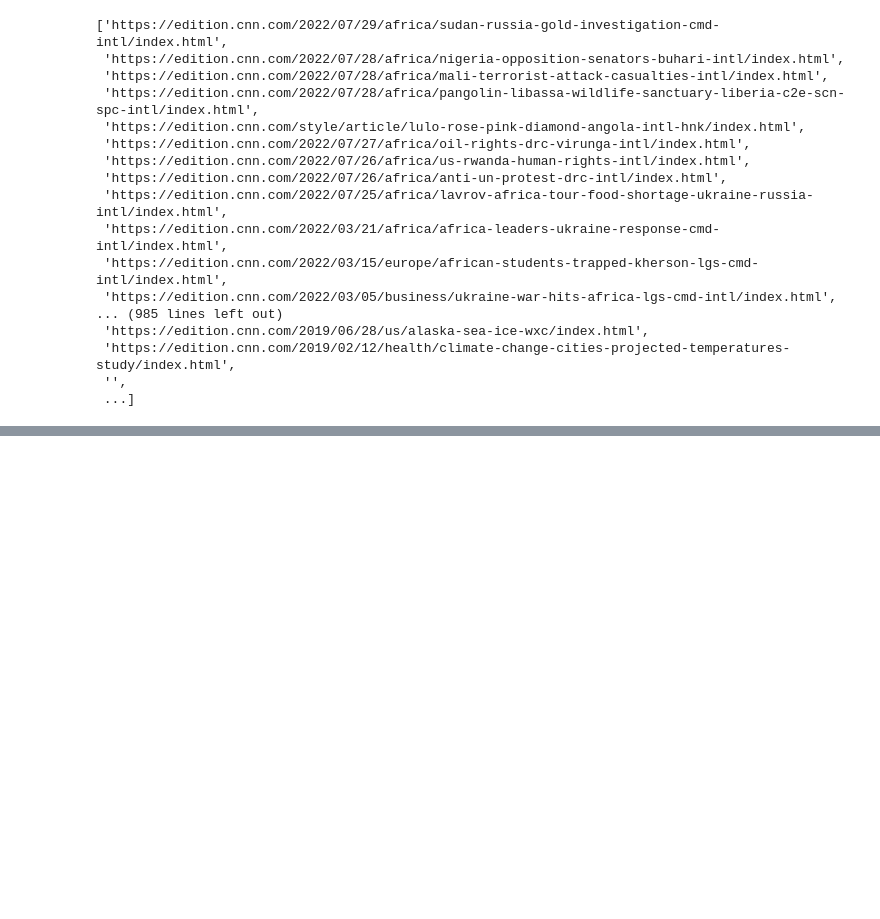
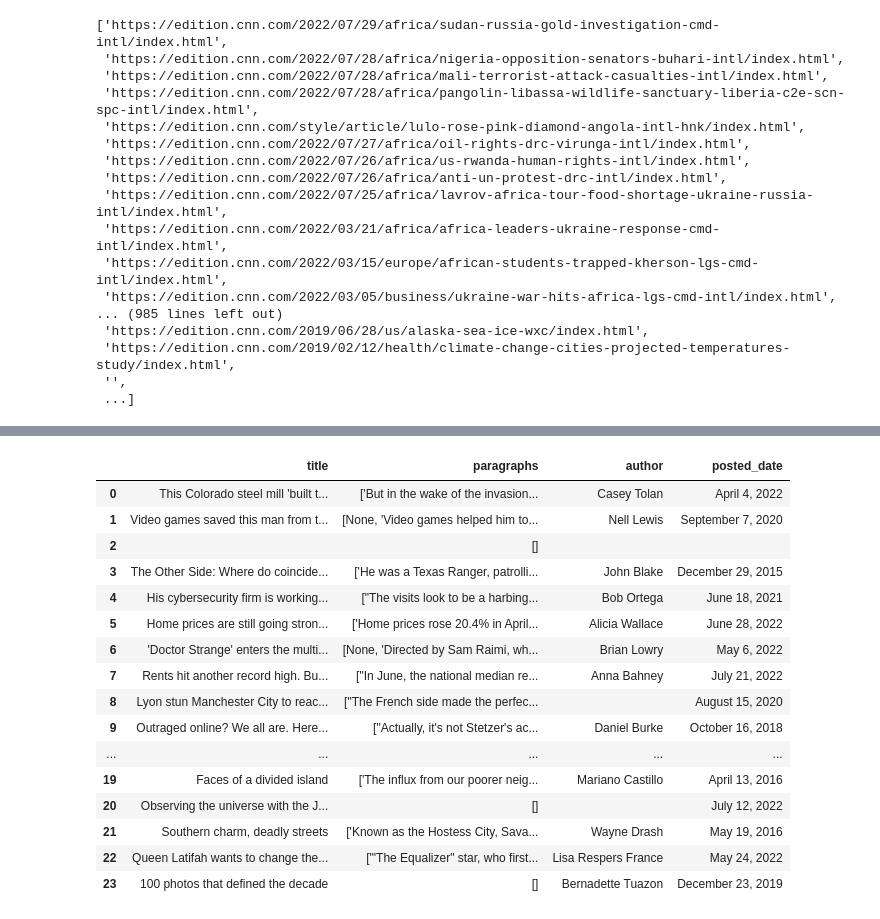
Before and after one commit to vgtgayan/news-article-scraping-and-analysis-with-postgresql-on-AWS-EC2, a Jupyter notebook: scrape_news.ipynb, the cells around one changed output, grey strips where cells are left out. Cells and saved outputs as stored; diff of their text form; code cells hidden in the pictures; blank space fills up the shorter version.

```diff
--- a/scrape_news.ipynb
+++ b/scrape_news.ipynb
@@ -221,0 +433,22 @@ https://edition.cnn.comhttps://www.turnerjobs.com/search-jobs?orgIds=1174&ac=192
+# %%
+df["paragraphs"] = df["paragraphs"].astype(str)
+df["title"] = df["title"].astype(str)
+df
+# %% [output]
+|  | title | paragraphs | author | posted_date |
+| 0 | This Colorado steel mill 'built t... | ['But in the wake of the invasion... | Casey Tolan | April 4, 2022 |
+| 1 | Video games saved this man from t... | [None, 'Video games helped him to... | Nell Lewis | September 7, 2020 |
+| 2 |  | [] |  |  |
+| 3 | The Other Side: Where do coincide... | ['He was a Texas Ranger, patrolli... | John Blake | December 29, 2015 |
+| 4 | His cybersecurity firm is working... | ["The visits look to be a harbing... | Bob Ortega | June 18, 2021 |
+| 5 | Home prices are still going stron... | ['Home prices rose 20.4% in April... | Alicia Wallace | June 28, 2022 |
+| 6 | 'Doctor Strange' enters the multi... | [None, 'Directed by Sam Raimi, wh... | Brian Lowry | May 6, 2022 |
+| 7 | Rents hit another record high. Bu... | ["In June, the national median re... | Anna Bahney | July 21, 2022 |
+| 8 | Lyon stun Manchester City to reac... | ["The French side made the perfec... |  | August 15, 2020 |
+| 9 | Outraged online? We all are. Here... | ["Actually, it's not Stetzer's ac... | Daniel Burke | October 16, 2018 |
+| ... | ... | ... | ... | ... |
+| 19 | Faces of a divided island | ['The influx from our poorer neig... | Mariano Castillo | April 13, 2016 |
+| 20 | Observing the universe with the J... | [] |  | July 12, 2022 |
+| 21 | Southern charm, deadly streets | ['Known as the Hostess City, Sava... | Wayne Drash | May 19, 2016 |
+| 22 | Queen Latifah wants to change the... | ['"The Equalizer" star, who first... | Lisa Respers France | May 24, 2022 |
+| 23 | 100 photos that defined the decade | [] | Bernadette Tuazon | December 23, 2019 |
```
Also changed, not shown: parts of 23 cells of this notebook, 1 other file.
